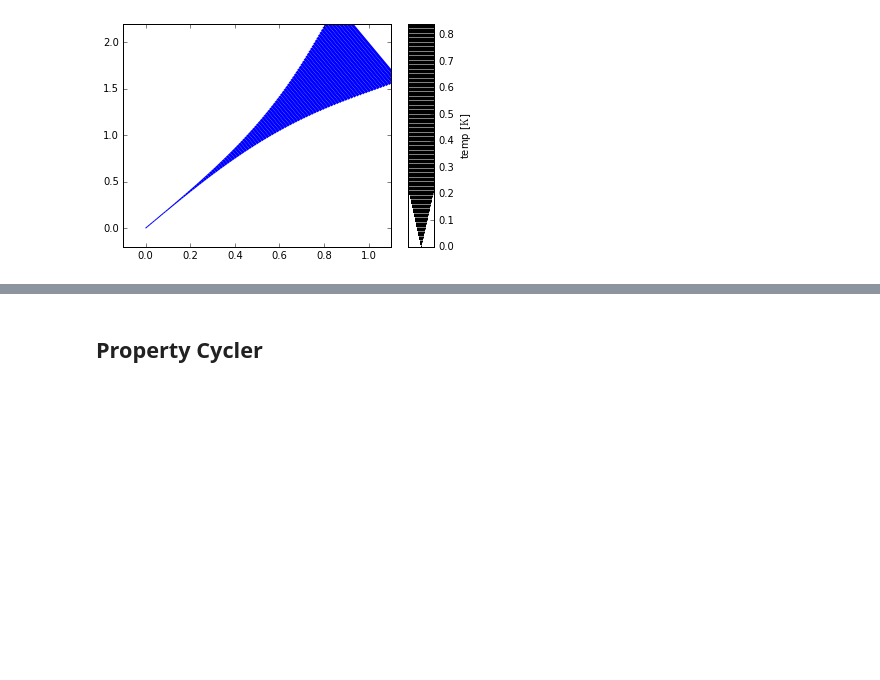
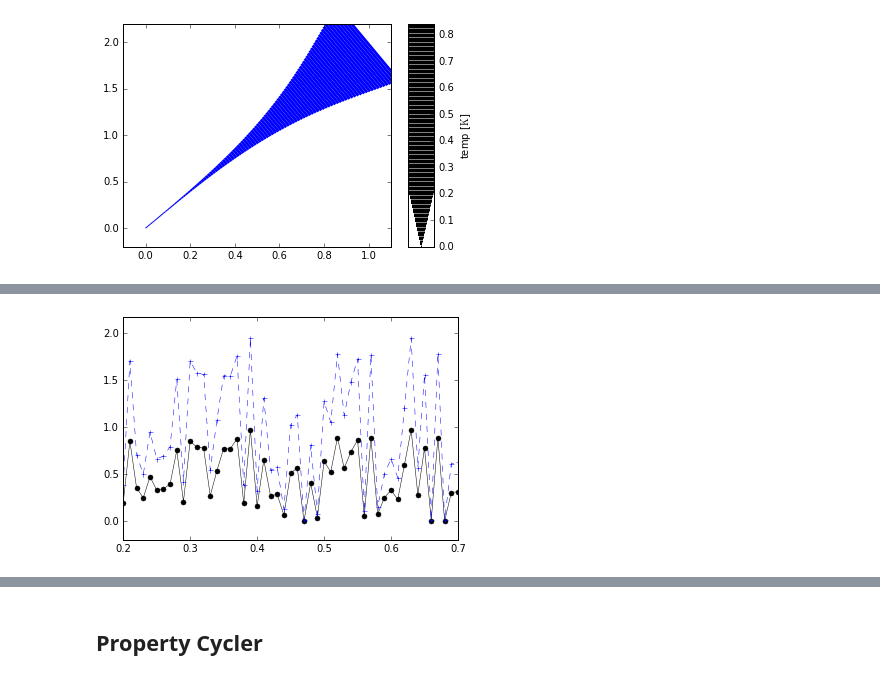
Before and after one commit to kecnry/autofig, a Jupyter notebook: examples/autofig_basics.ipynb, the cells around one changed output, grey strips where cells are left out. Cells and saved outputs as stored; diff of their text form; code cells hidden in the pictures; blank space fills up the shorter version.

Commit message:
support for passing axes-level settings from top-down syntax
for example:
autofig.plot(x=[...], y=[...], xypad=0.5, xlim=(1,10))

```diff
--- a/examples/autofig_basics.ipynb
+++ b/examples/autofig_basics.ipynb
@@ -162,0 +171,6 @@ autofig.plot(x=x, y=2*x,
+# %%
+autofig.reset()
+autofig.plot(x=x, y=y, xlim=(0,20))
+autofig.plot(x=x, y=y*2, xlim=(0.2, 0.7), show=True)
+# %% [output]
+[figure, added]
```
Also changed, not shown: parts of 31 cells of this notebook, 2 other files.
